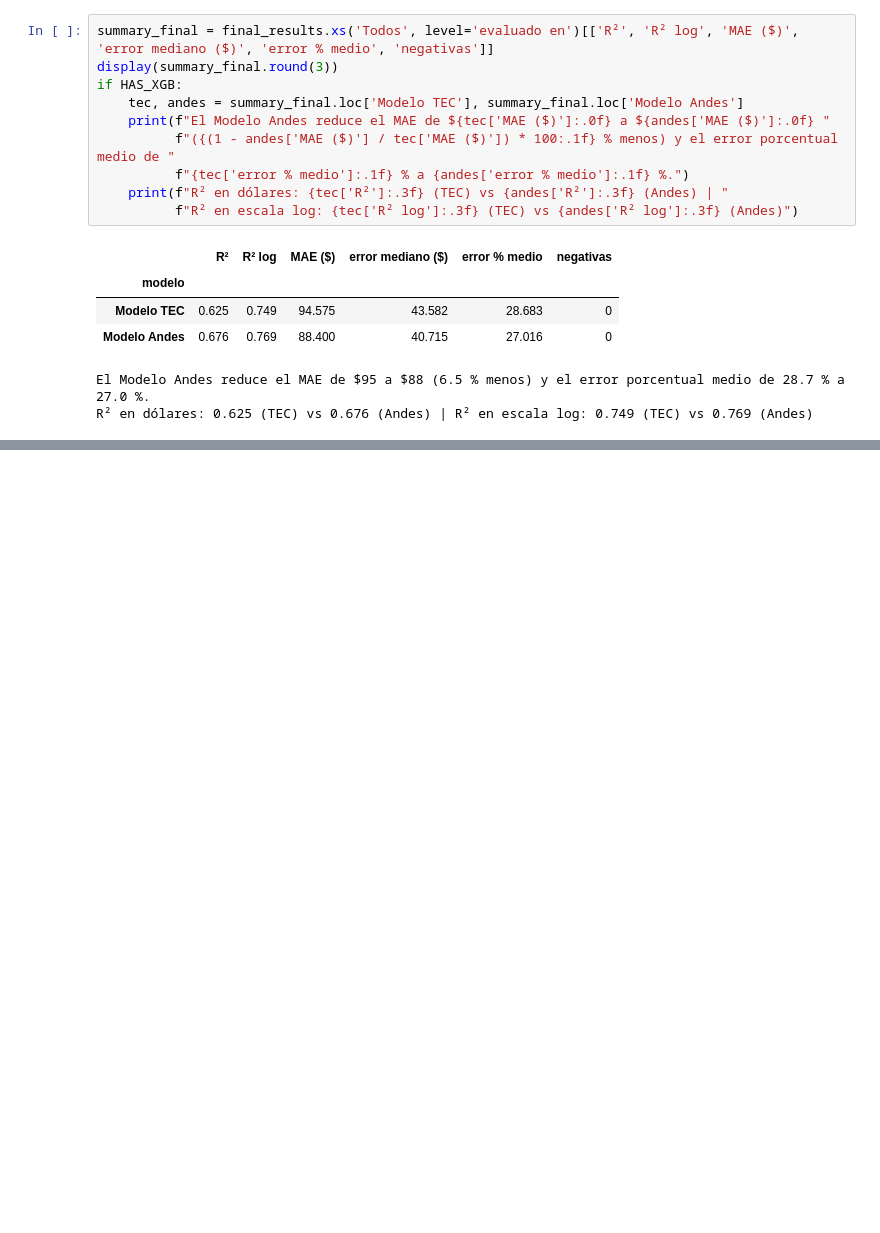
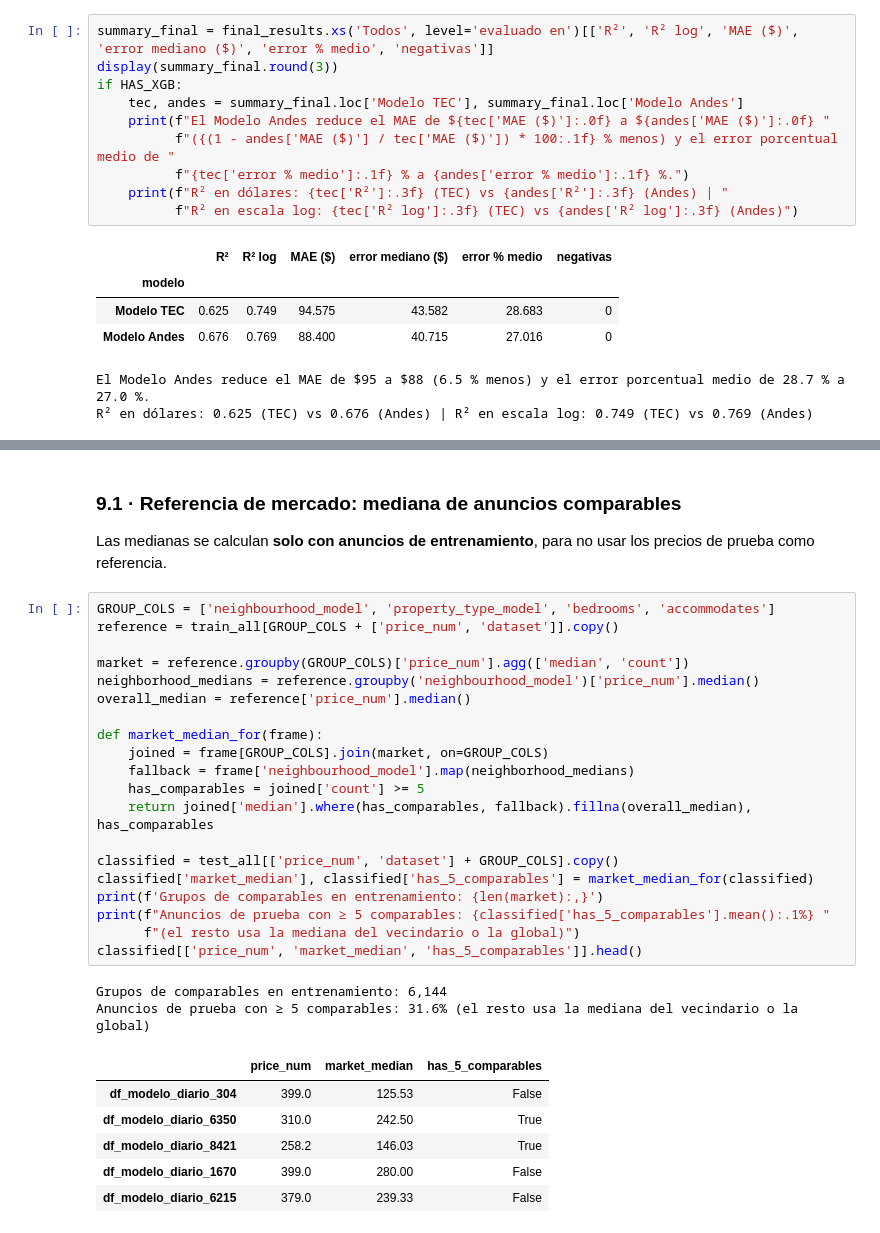
Before and after one commit to andrw4-4/airbnb-la-stay-actd, a Jupyter notebook: notebooks/LA_LA_Stay_.ipynb, the cells around one changed output, grey strips where cells are left out. Saved outputs shown, nothing was run; the diff lists cells and outputs as text; blank space fills up the shorter version.

```diff
--- a/notebooks/LA_LA_Stay_.ipynb
+++ b/notebooks/LA_LA_Stay_.ipynb
@@ -2086,0 +2098,32 @@ R² en dólares: 0.625 (TEC) vs 0.676 (Andes) | R² en escala log: 0.749 (TEC) v
+# %% [markdown]
+### 9.1 · Referencia de mercado: mediana de anuncios comparables
+Las medianas se calculan **solo con anuncios de entrenamiento**, para no usar los precios de prueba como referencia.
+# %%
+GROUP_COLS = ['neighbourhood_model', 'property_type_model', 'bedrooms', 'accommodates']
+reference = train_all[GROUP_COLS + ['price_num', 'dataset']].copy()
+
+market = reference.groupby(GROUP_COLS)['price_num'].agg(['median', 'count'])
+neighborhood_medians = reference.groupby('neighbourhood_model')['price_num'].median()
+overall_median = reference['price_num'].median()
+
+def market_median_for(frame):
+    joined = frame[GROUP_COLS].join(market, on=GROUP_COLS)
+    fallback = frame['neighbourhood_model'].map(neighborhood_medians)
+    has_comparables = joined['count'] >= 5
+    return joined['median'].where(has_comparables, fallback).fillna(overall_median), has_comparables
+
+classified = test_all[['price_num', 'dataset'] + GROUP_COLS].copy()
+classified['market_median'], classified['has_5_comparables'] = market_median_for(classified)
+print(f'Grupos de comparables en entrenamiento: {len(market):,}')
+print(f"Anuncios de prueba con ≥ 5 comparables: {classified['has_5_comparables'].mean():.1%} "
+      f"(el resto usa la mediana del vecindario o la global)")
+classified[['price_num', 'market_median', 'has_5_comparables']].head()
+# %% [output]
+Grupos de comparables en entrenamiento: 6,144
+Anuncios de prueba con ≥ 5 comparables: 31.6% (el resto usa la mediana del vecindario o la global)
+|  | price_num | market_median | has_5_comparables |
+| df_modelo_diario_304 | 399.0 | 125.53 | False |
+| df_modelo_diario_6350 | 310.0 | 242.50 | True |
+| df_modelo_diario_8421 | 258.2 | 146.03 | True |
+| df_modelo_diario_1670 | 399.0 | 280.00 | False |
+| df_modelo_diario_6215 | 379.0 | 239.33 | False |
```
Also changed, not shown: parts of 13 cells of this notebook.
